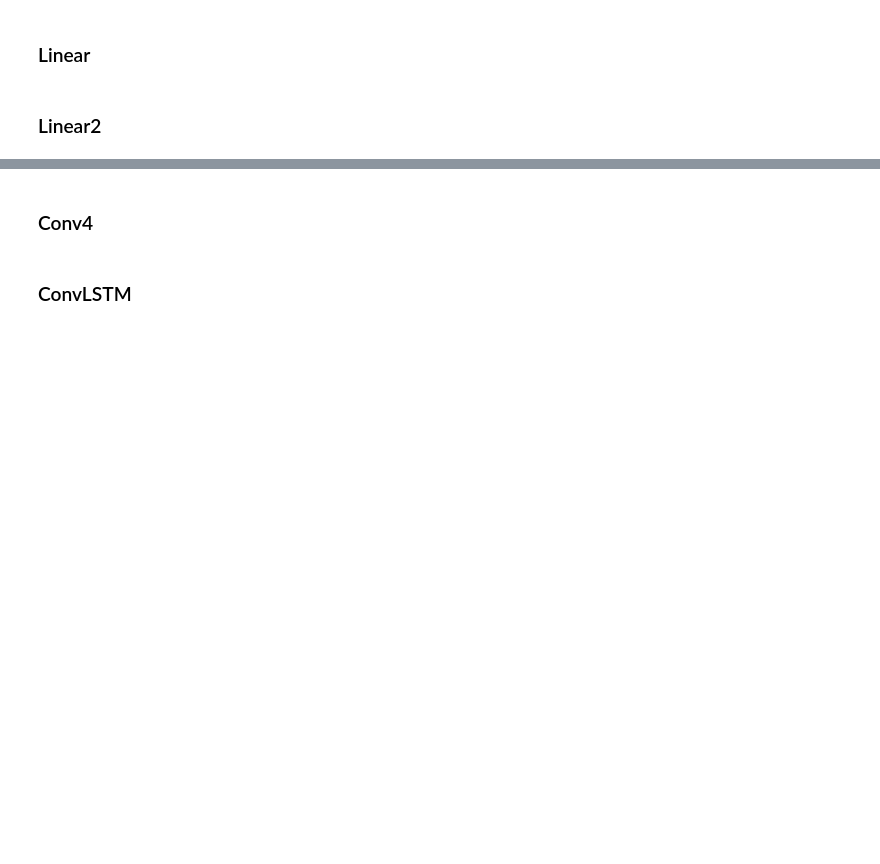
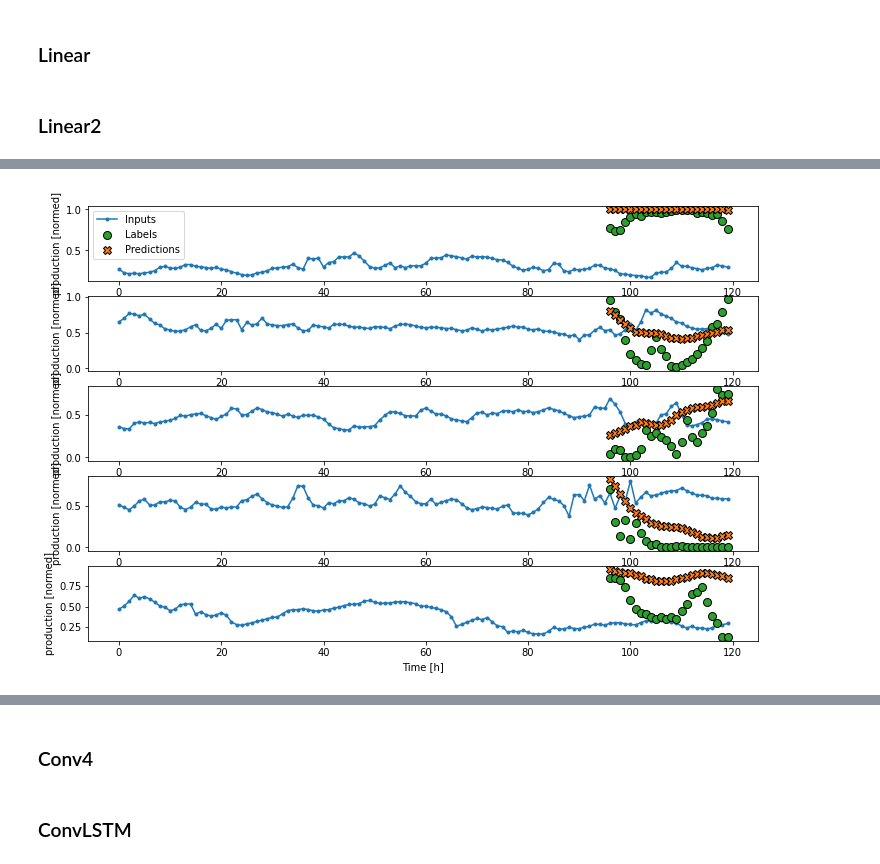
Before and after one commit to sarikayamerts/thesis, a Jupyter notebook: notebooks/lstm_tf_mult_plant.ipynb, the cells around one changed output, grey strips where cells are left out. Cells and saved outputs as stored; diff of their text form; code cells hidden in the pictures; blank space fills up the shorter version.

```diff
--- a/notebooks/lstm_tf_mult_plant.ipynb
+++ b/notebooks/lstm_tf_mult_plant.ipynb
@@ -122,5 +132,8 @@ history = compile_and_fit(model, multi_window)
 # %%
+multi_val_performance, multi_performance = {}, {}
+
 multi_val_performance['Linear'] = model.evaluate(multi_window.valid)
 multi_performance['Linear'] = model.evaluate(multi_window.test)
 
 multi_window.plot(model, plant=0, max_subplots=5)
+# %% [output]
@@ -127,2 +142,3 @@ multi_window.plot(model, plant=0, max_subplots=5)
+[figure, added]
 # %%
 multi_window.plot(model, max_subplots=5)
```
Also changed, not shown: parts of 16 cells of this notebook, 8 other files.
